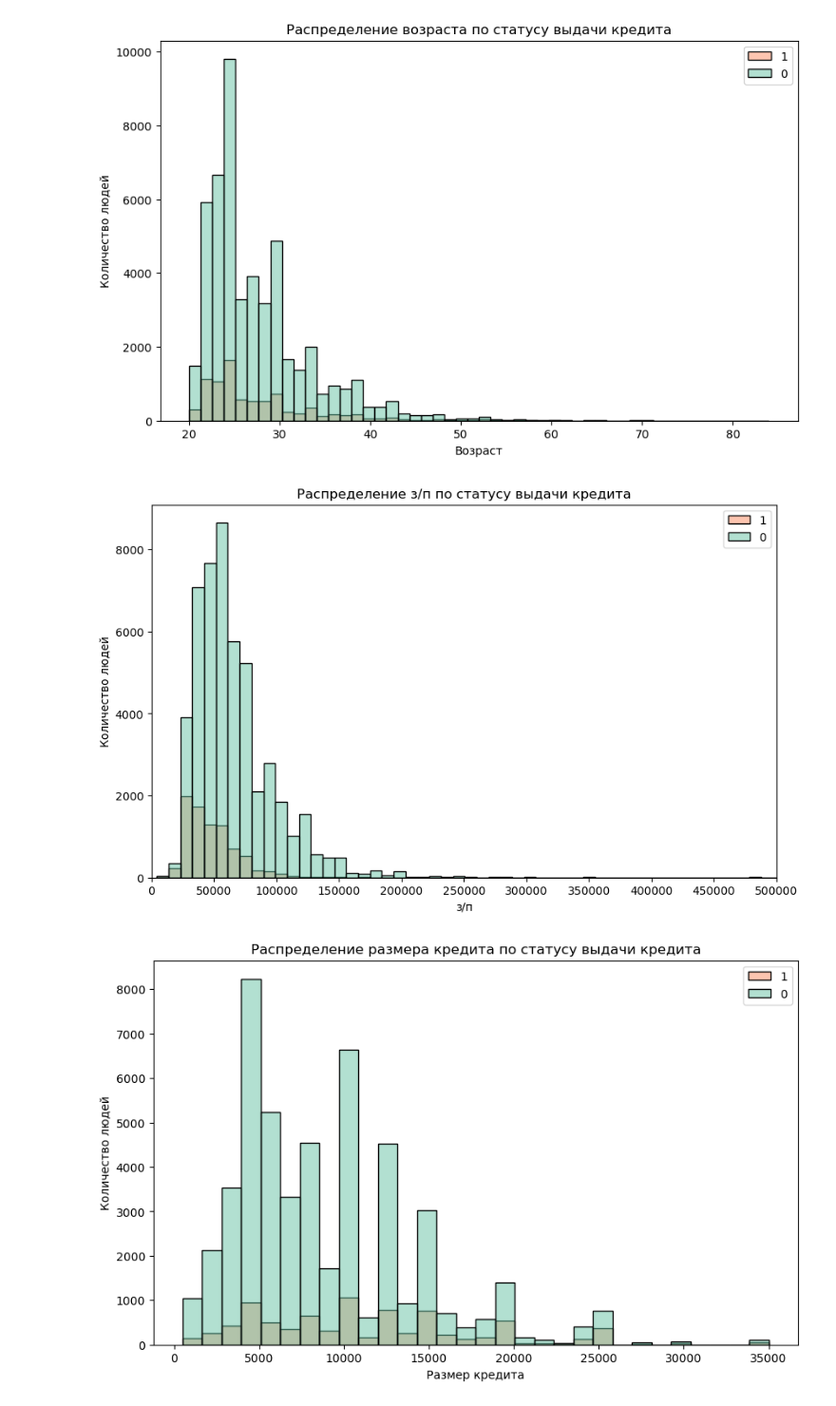
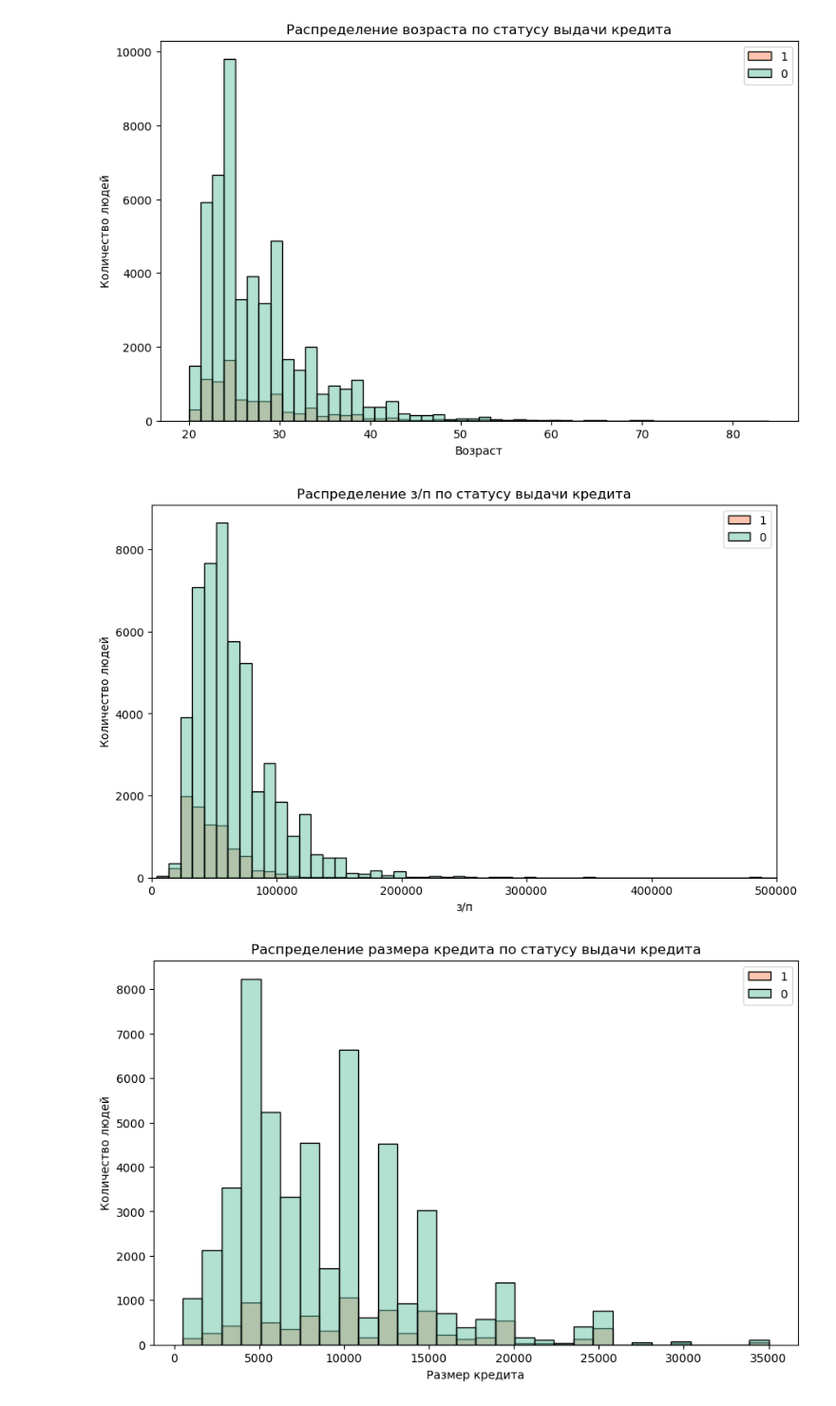
Before and after one commit to EgorKirillov2023/Loan_Approval_Prediction, a Jupyter notebook: Loan_Approval_Prediction.ipynb, the cells around one changed output. Shown at 95% size. Cells and saved outputs as stored; diff of their text form; code cells hidden in the pictures.

```diff
--- a/Loan_Approval_Prediction.ipynb
+++ b/Loan_Approval_Prediction.ipynb
@@ -108,17 +145,14 @@ plt.show()
 # %%
 plt.figure(figsize=(10, 6))
 sns.histplot(data=df, x='person_income', hue='loan_status', bins=200, palette='Set2', edgecolor='black', linewidth=1, multiple="layer")
 plt.xlabel('з/п')
 plt.ylabel('Количество людей')
 plt.title('Распределение з/п по статусу выдачи кредита')
 plt.xlim([0, 500000])
-max_value = df['loan_amnt'].max()
-min_value = df['loan_amnt'].min()
-plt.xticks(np.arange(0, 500000 + 1, step=50000))
 plt.legend(labels=['1', '0'])
 plt.show()
 # %% [output]
-[figure, old version]
+[figure, new version]
 # %%
 plt.figure(figsize=(10, 6))
 sns.histplot(data=df, x='loan_amnt', hue='loan_status', bins=30, palette='Set2', edgecolor='black', linewidth=1, multiple="layer")
```
Also changed, not shown: parts of 12 cells of this notebook.
